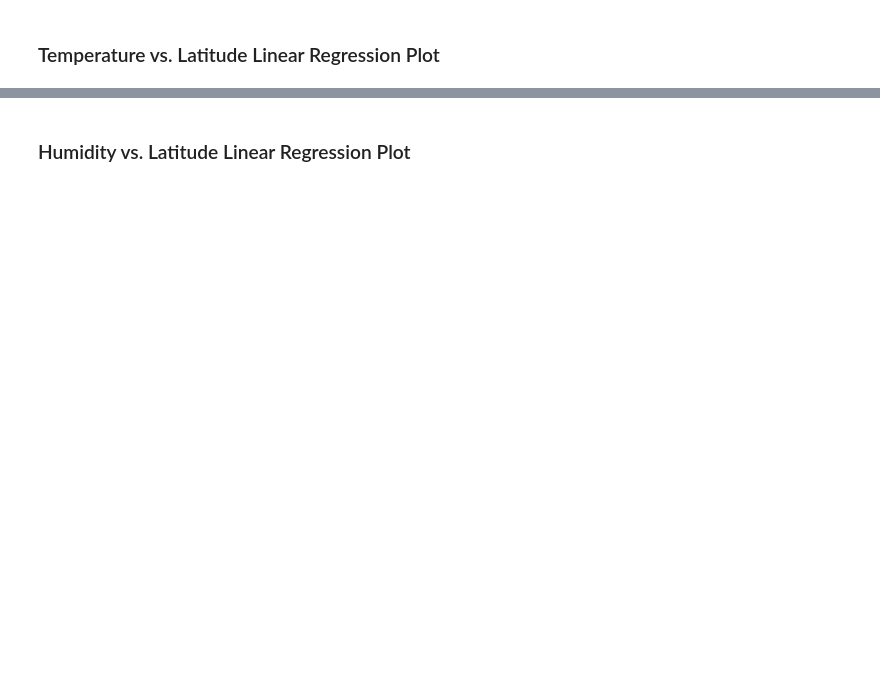
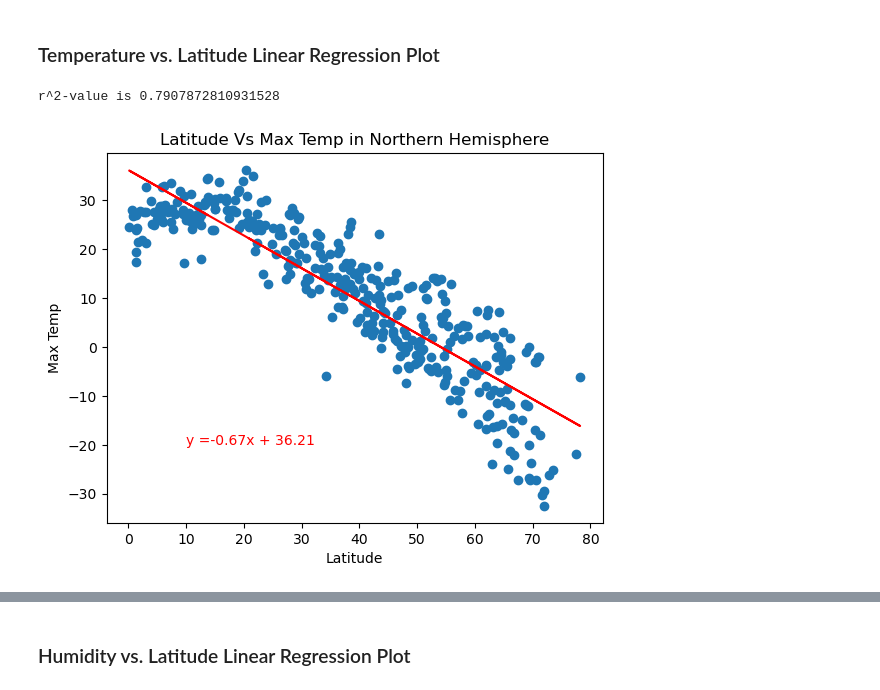
Before and after one commit to john7john/python-api-challenge, a Jupyter notebook: WeatherPy/WeatherPy.ipynb, the cells around one changed output, grey strips where cells are left out. Drawn from its saved outputs; the diff is of its cells as text; code cells hidden in the pictures; blank space fills up the shorter version.

```diff
--- a/WeatherPy/WeatherPy.ipynb
+++ b/WeatherPy/WeatherPy.ipynb
@@ -282,6 +282,19 @@ plt.show()
+# %%
+# Define a function to create Linear Regression plots
+def ling(xaxis,yaxis):
+    (slope, intercept, rvalue, pvalue, stderr) = linregress(xaxis,yaxis)
+    regress = slope*xaxis + intercept
+    fig1, ax1 = plt.subplots()
+    plt.scatter(xaxis,yaxis)
+    plt.xlabel("Latitude")
+    plt.plot(xaxis,regress,c="r")
+    Rsqr = rvalue**2
+    print(f"r^2-value is {Rsqr}")
 # %%
 # Create a DataFrame with the Northern Hemisphere data (Latitude >= 0)
 # YOUR CODE HERE
+northern_hemi_df = city_data_df[(city_data_df["Lat"] > 0)]
+
 
 # Display sample data
 northern_hemi_df.head()
@@ -301,0 +325,11 @@ southern_hemi_df.head()
+# %%
+# Linear regression on Northern Hemisphere
+ling(northern_hemi_df["Lat"],northern_hemi_df["Max Temp"])
+(slope, intercept, rvalue, pvalue, stderr) = linregress(northern_hemi_df["Lat"],northern_hemi_df["Max Temp"])
+plt.ylabel("Max Temp")
+plt.title("Latitude Vs Max Temp in Northern Hemisphere")
+plt.annotate(f"y ={round(slope,2)}x + {round(intercept,2)}",(10,-20),color = "red")
+plt.show()
+# %% [output]
+r^2-value is 0.7907872810931528
+[figure, added]
```
Also changed, not shown: parts of 35 cells of this notebook, 5 other files.
